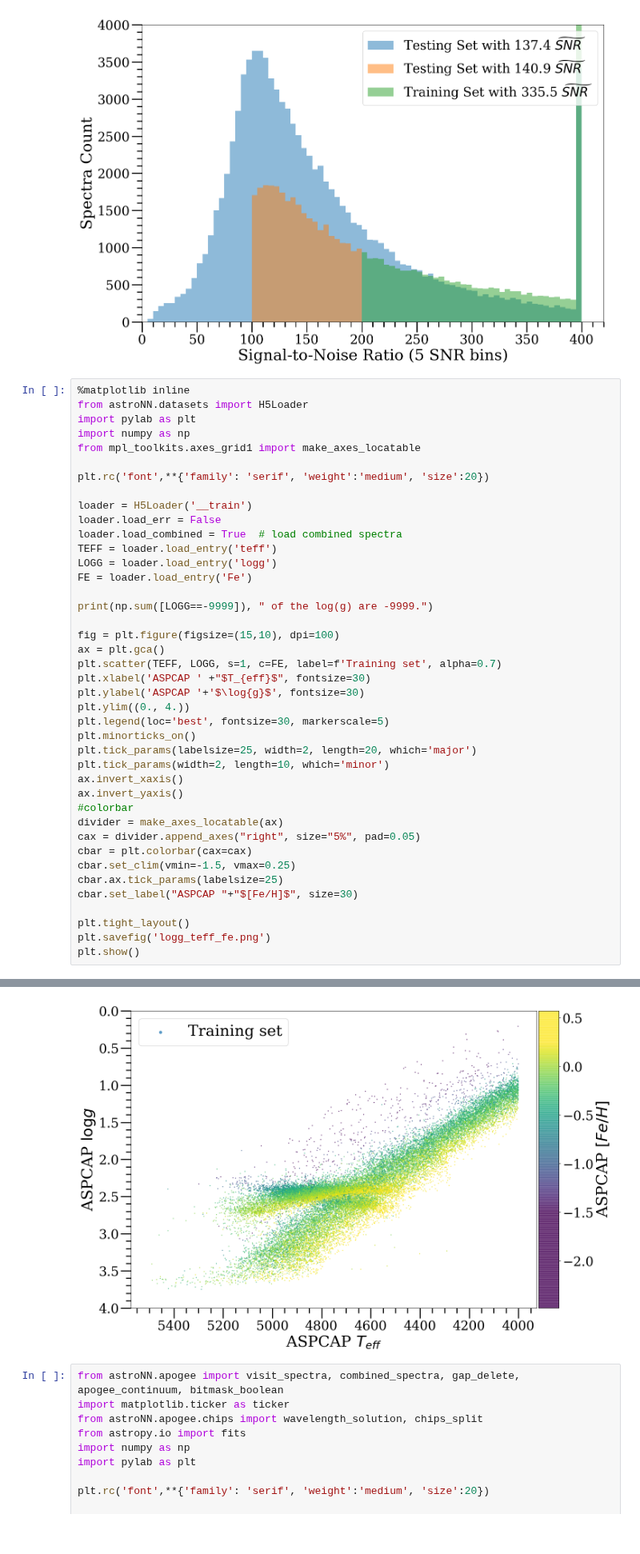
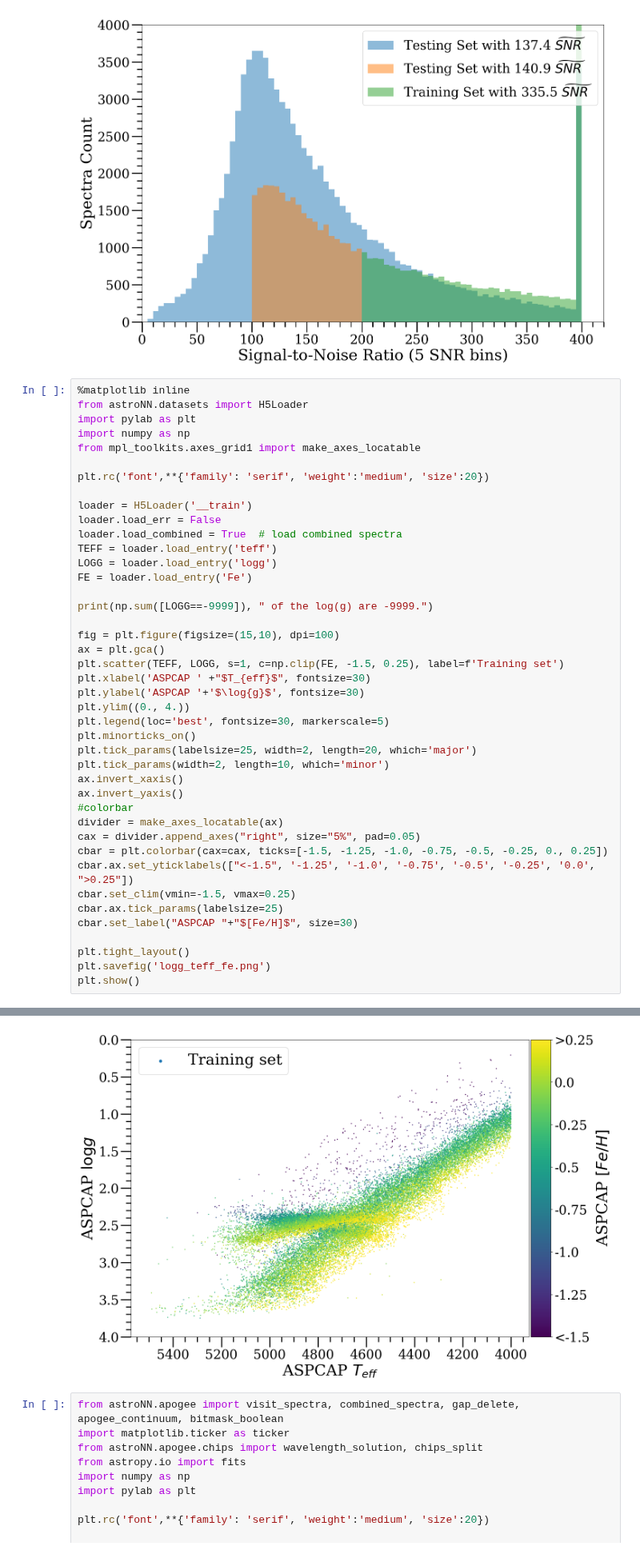
Before and after one commit to henrysky/astroNN_spectra_paper_figures, a Jupyter notebook: Datasets_Data_Reduction.ipynb, the cells around one changed output, grey strips where cells are left out. Shown at 80% size. Saved outputs shown, nothing was run; the diff lists cells and outputs as text.

```diff
--- a/Datasets_Data_Reduction.ipynb
+++ b/Datasets_Data_Reduction.ipynb
@@ -147,36 +147,37 @@ loader.load_err = False
 loader.load_combined = True  # load combined spectra
 TEFF = loader.load_entry('teff')
 LOGG = loader.load_entry('logg')
 FE = loader.load_entry('Fe')
 
 print(np.sum([LOGG==-9999]), " of the log(g) are -9999.")
 
 fig = plt.figure(figsize=(15,10), dpi=100)
 ax = plt.gca()
-plt.scatter(TEFF, LOGG, s=1, c=FE, label=f'Training set', alpha=0.7)
+plt.scatter(TEFF, LOGG, s=1, c=np.clip(FE, -1.5, 0.25), label=f'Training set')
 plt.xlabel('ASPCAP ' +"$T_{eff}$", fontsize=30)
 plt.ylabel('ASPCAP '+'$\log{g}$', fontsize=30)
 plt.ylim((0., 4.))
 plt.legend(loc='best', fontsize=30, markerscale=5)
 plt.minorticks_on()
 plt.tick_params(labelsize=25, width=2, length=20, which='major')
 plt.tick_params(width=2, length=10, which='minor')
 ax.invert_xaxis()
 ax.invert_yaxis()
 #colorbar
 divider = make_axes_locatable(ax)
 cax = divider.append_axes("right", size="5%", pad=0.05)
-cbar = plt.colorbar(cax=cax)
+cbar = plt.colorbar(cax=cax, ticks=[-1.5, -1.25, -1.0, -0.75, -0.5, -0.25, 0., 0.25])
+cbar.ax.set_yticklabels(["<-1.5", '-1.25', '-1.0', '-0.75', '-0.5', '-0.25', '0.0', ">0.25"])
 cbar.set_clim(vmin=-1.5, vmax=0.25)
 cbar.ax.tick_params(labelsize=25)
 cbar.set_label("ASPCAP "+"$[Fe/H]$", size=30)
 
 plt.tight_layout()
 plt.savefig('logg_teff_fe.png')
 plt.show()
 # %% [output]
 995  of the log(g) are -9999.
-[figure, old version]
+[figure, new version]
 # %%
 from astroNN.apogee import visit_spectra, combined_spectra, gap_delete, apogee_continuum, bitmask_boolean
 import matplotlib.ticker as ticker
```
Also changed, not shown: 9 other files.
